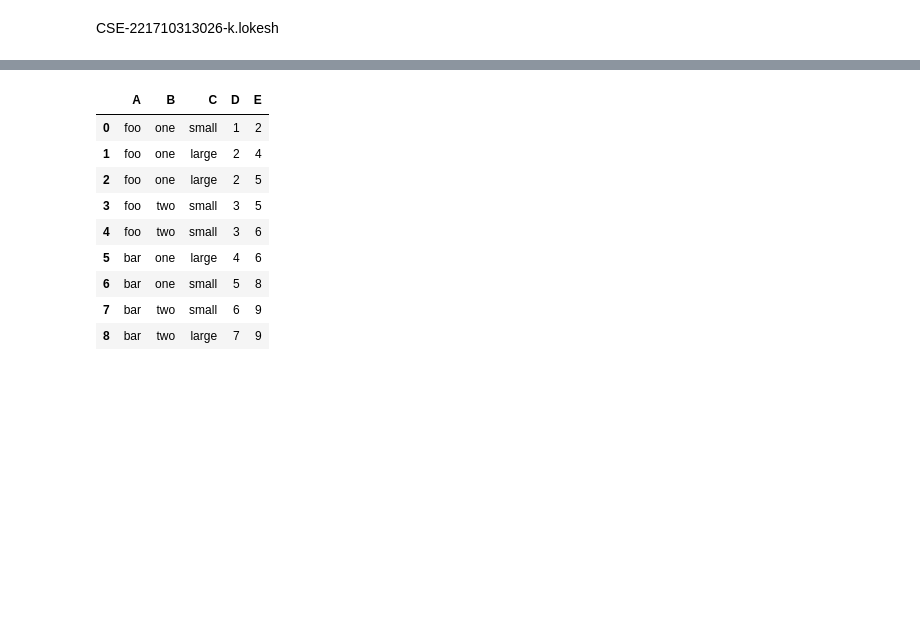
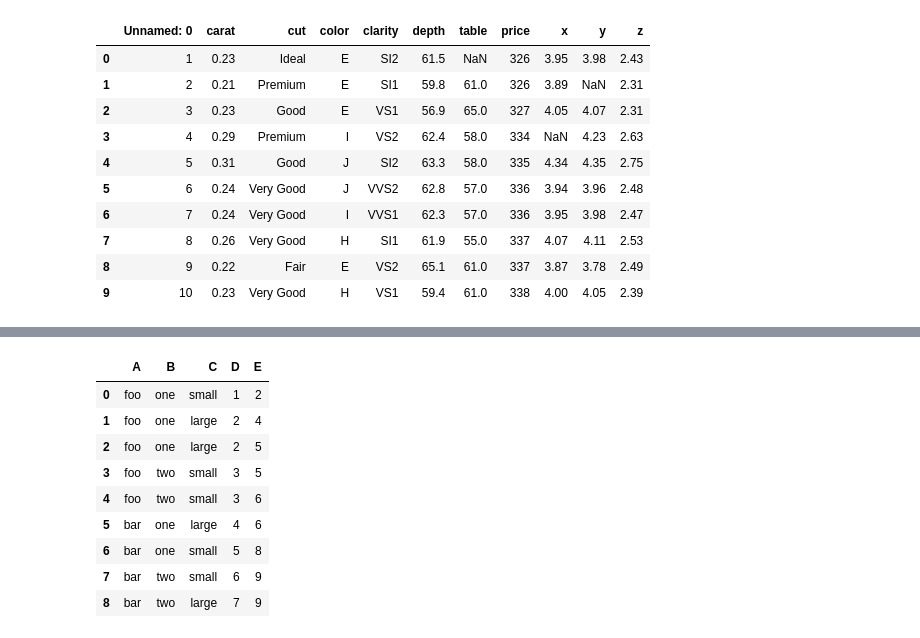
Before and after one commit to konerulokesh25/ai-ml, a Jupyter notebook: 08_06_2020.ipynb, the cells around one changed output, grey strips where cells are left out. Saved outputs shown, nothing was run; the diff lists cells and outputs as text; code cells hidden in the pictures; blank space fills up the shorter version.

```diff
--- a/08_06_2020.ipynb
+++ b/08_06_2020.ipynb
@@ -1,4 +1,20 @@
 # %% [markdown]
 <a href="https://colab.research.google.com/github/konerulokesh25/ai-ml/blob/master/08_06_2020.ipynb" target="_parent"><img src="https://colab.research.google.com/assets/colab-badge.svg" alt="Open In Colab"/></a>
-# %% [markdown]
-CSE-221710313026-k.lokesh
+# %%
+import pandas as pd
+import numpy as np
+df=pd.read_csv("https://raw.githubusercontent.com/kotagiri-preeti/Summer-Internship-AI-and-ML/master/diamonds.csv",nrows=10)
+# %%
+df
+# %% [output]
+|  | Unnamed: 0 | carat | cut | color | clarity | depth | table | price | x | y | z |
+| 0 | 1 | 0.23 | Ideal | E | SI2 | 61.5 | NaN | 326 | 3.95 | 3.98 | 2.43 |
+| 1 | 2 | 0.21 | Premium | E | SI1 | 59.8 | 61.0 | 326 | 3.89 | NaN | 2.31 |
+| 2 | 3 | 0.23 | Good | E | VS1 | 56.9 | 65.0 | 327 | 4.05 | 4.07 | 2.31 |
+| 3 | 4 | 0.29 | Premium | I | VS2 | 62.4 | 58.0 | 334 | NaN | 4.23 | 2.63 |
+| 4 | 5 | 0.31 | Good | J | SI2 | 63.3 | 58.0 | 335 | 4.34 | 4.35 | 2.75 |
+| 5 | 6 | 0.24 | Very Good | J | VVS2 | 62.8 | 57.0 | 336 | 3.94 | 3.96 | 2.48 |
+| 6 | 7 | 0.24 | Very Good | I | VVS1 | 62.3 | 57.0 | 336 | 3.95 | 3.98 | 2.47 |
+| 7 | 8 | 0.26 | Very Good | H | SI1 | 61.9 | 55.0 | 337 | 4.07 | 4.11 | 2.53 |
+| 8 | 9 | 0.22 | Fair | E | VS2 | 65.1 | 61.0 | 337 | 3.87 | 3.78 | 2.49 |
+| 9 | 10 | 0.23 | Very Good | H | VS1 | 59.4 | 61.0 | 338 | 4.00 | 4.05 | 2.39 |
```
Also changed, not shown: parts of 52 cells of this notebook.
